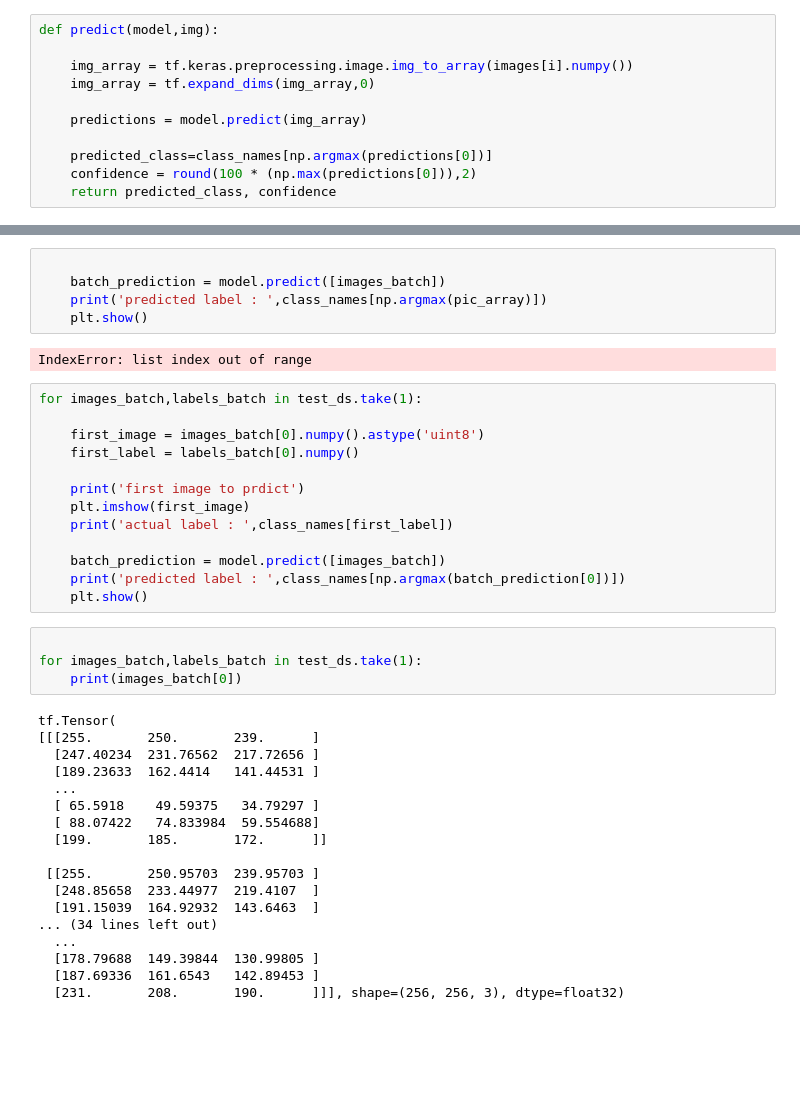
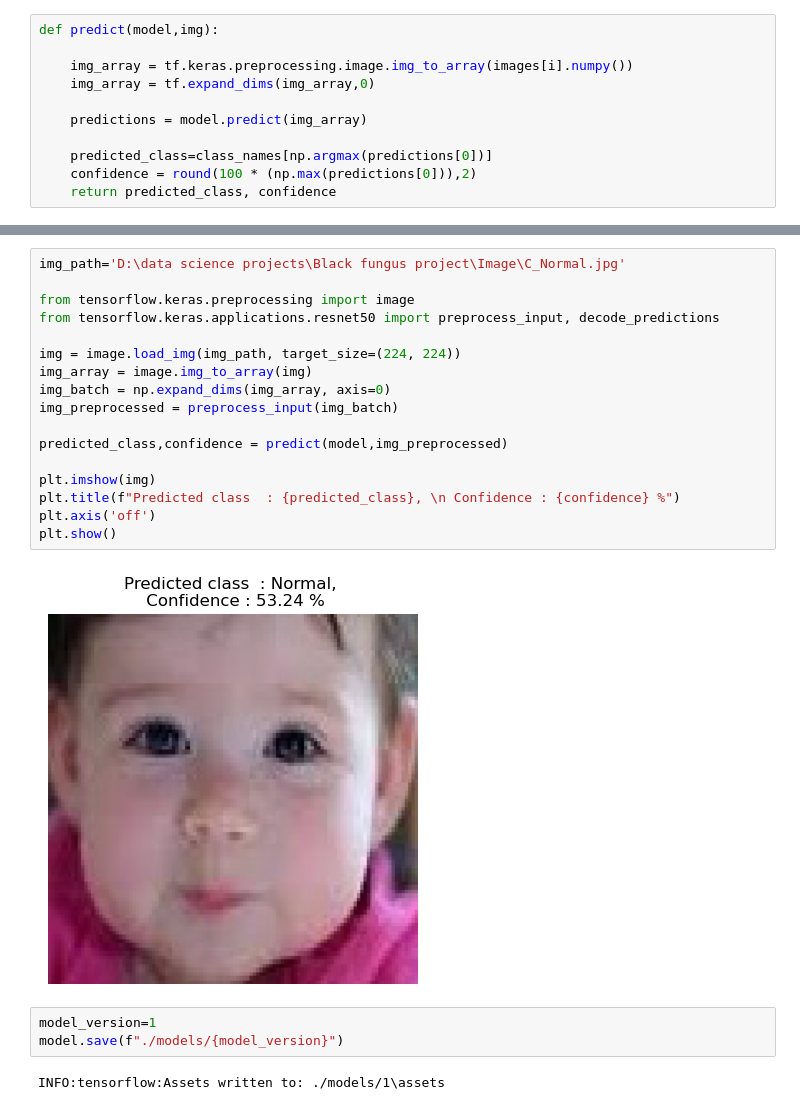
Before and after one commit to anilkumar1322/black-fungus-detection, a Jupyter notebook: cnn model.ipynb, the cells around one changed output, grey strips where cells are left out. Cells and saved outputs as stored; diff of their text form; blank space fills up the shorter version.

```diff
--- a/cnn model.ipynb
+++ b/cnn model.ipynb
@@ -318,42 +255,24 @@ array([[[  5.,  10.,   6.],
-# %%
-
-    batch_prediction = model.predict([images_batch])
-    print('predicted label : ',class_names[np.argmax(pic_array)])
-    plt.show()
-# %% [output]
-IndexError: list index out of range
-# %%
-for images_batch,labels_batch in test_ds.take(1):
-
-    first_image = images_batch[0].numpy().astype('uint8')
-    first_label = labels_batch[0].numpy()
-
-    print('first image to prdict')
-    plt.imshow(first_image)
-    print('actual label : ',class_names[first_label])
-
-    batch_prediction = model.predict([images_batch])
-    print('predicted label : ',class_names[np.argmax(batch_prediction[0])])
-    plt.show()
-# %%
-
-for images_batch,labels_batch in test_ds.take(1):
-    print(images_batch[0])
-# %% [output]
-tf.Tensor(
-[[[255.       250.       239.      ]
-  [247.40234  231.76562  217.72656 ]
-  [189.23633  162.4414   141.44531 ]
-  ...
-  [ 65.5918    49.59375   34.79297 ]
-  [ 88.07422   74.833984  59.554688]
-  [199.       185.       172.      ]]
-
- [[255.       250.95703  239.95703 ]
-  [248.85658  233.44977  219.4107  ]
-  [191.15039  164.92932  143.6463  ]
-... (34 lines left out)
-  ...
-  [178.79688  149.39844  130.99805 ]
-  [187.69336  161.6543   142.89453 ]
-  [231.       208.       190.      ]]], shape=(256, 256, 3), dtype=float32)
+# %%
+img_path='D:\data science projects\Black fungus project\Image\C_Normal.jpg'
+
+from tensorflow.keras.preprocessing import image
+from tensorflow.keras.applications.resnet50 import preprocess_input, decode_predictions
+
+img = image.load_img(img_path, target_size=(224, 224))
+img_array = image.img_to_array(img)
+img_batch = np.expand_dims(img_array, axis=0)
+img_preprocessed = preprocess_input(img_batch)
+
+predicted_class,confidence = predict(model,img_preprocessed)
+
+plt.imshow(img)
+plt.title(f"Predicted class  : {predicted_class}, \n Confidence : {confidence} %")
+plt.axis('off')
+plt.show()
+# %% [output]
+[figure, added]
+# %%
+model_version=1
+model.save(f"./models/{model_version}")
+# %% [output]
+INFO:tensorflow:Assets written to: ./models/1\assets
```
Also changed, not shown: parts of 18 cells of this notebook, 1 other file.
